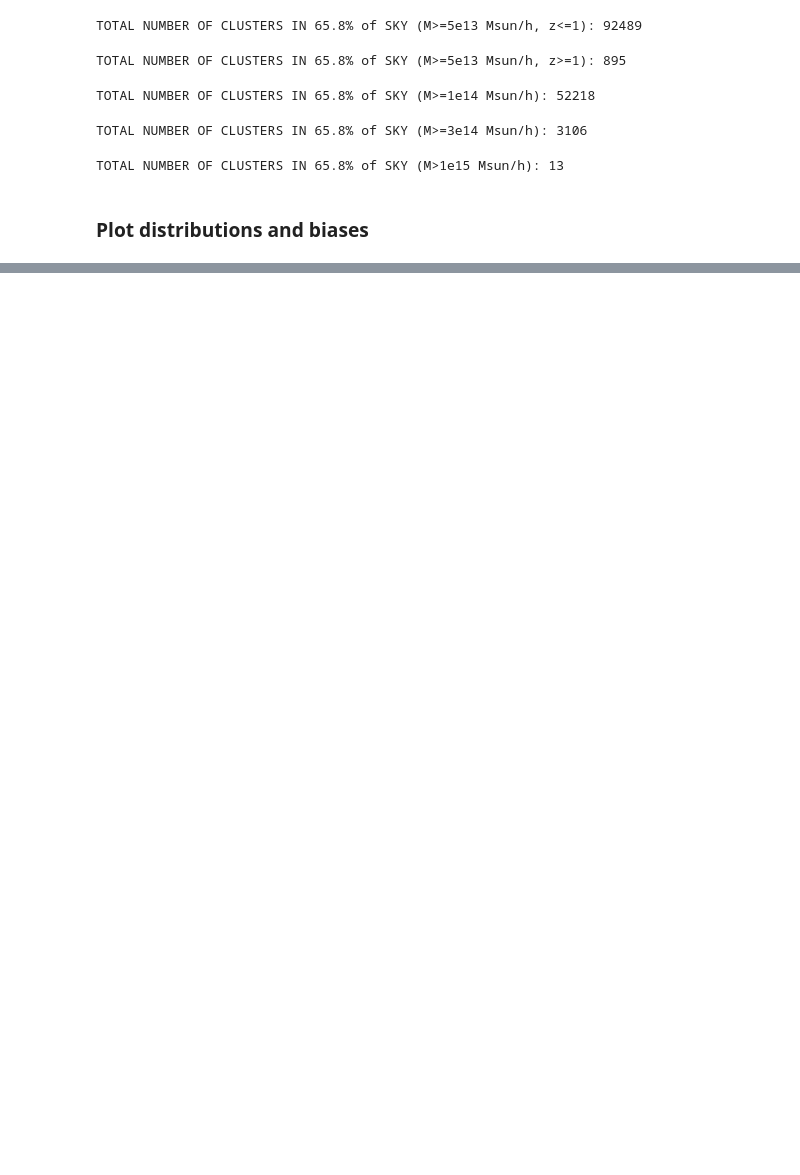
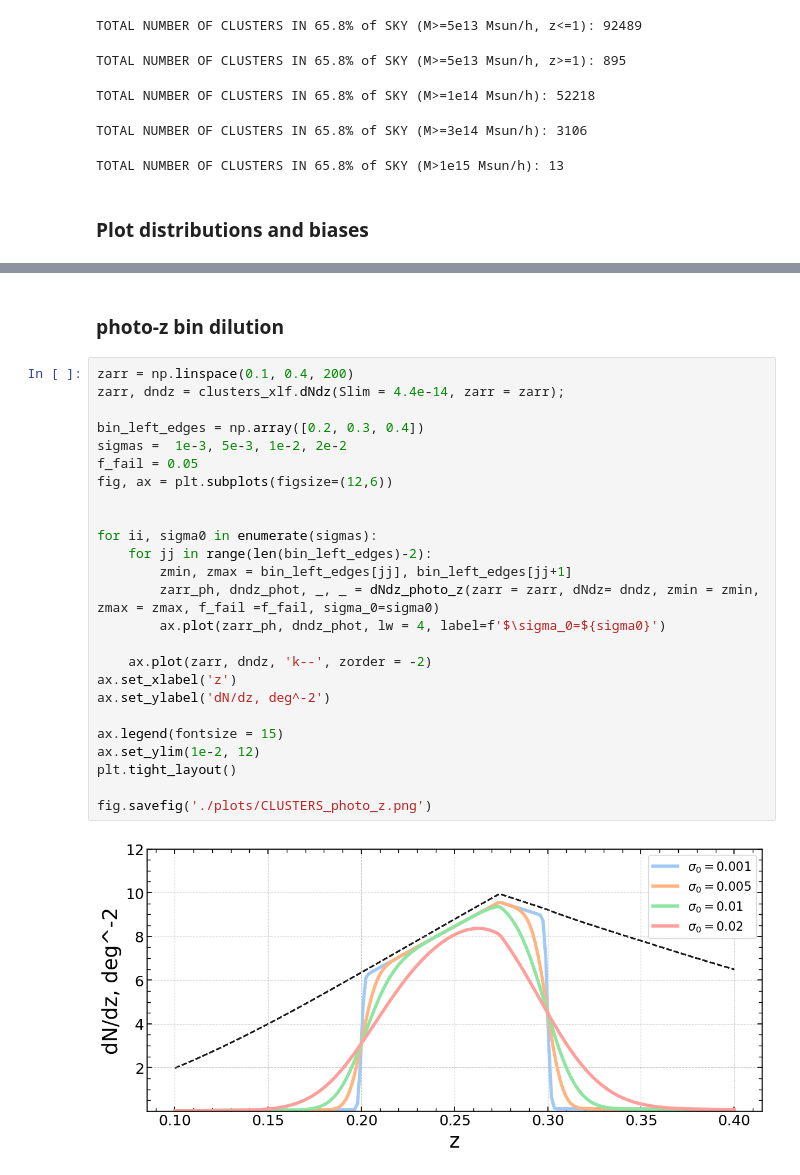
Before and after one commit to SergeiDBykov/forecast_clustering, a Jupyter notebook: notebooks/luminosity_functions/agn_clusters_plot.ipynb, the cells around one changed output, grey strips where cells are left out. Drawn from its saved outputs; the diff is of its cells as text; blank space fills up the shorter version.

```diff
--- a/notebooks/luminosity_functions/agn_clusters_plot.ipynb
+++ b/notebooks/luminosity_functions/agn_clusters_plot.ipynb
@@ -158,0 +162,29 @@ fig.savefig(path2plots+'dndzs.pdf')
+# %% [markdown]
+### photo-z bin dilution
+# %%
+zarr = np.linspace(0.1, 0.4, 200)
+zarr, dndz = clusters_xlf.dNdz(Slim = 4.4e-14, zarr = zarr);
+
+bin_left_edges = np.array([0.2, 0.3, 0.4])
+sigmas =  1e-3, 5e-3, 1e-2, 2e-2
+f_fail = 0.05
+fig, ax = plt.subplots(figsize=(12,6))
+
+
+for ii, sigma0 in enumerate(sigmas):
+    for jj in range(len(bin_left_edges)-2):
+        zmin, zmax = bin_left_edges[jj], bin_left_edges[jj+1]
+        zarr_ph, dndz_phot, _, _ = dNdz_photo_z(zarr = zarr, dNdz= dndz, zmin = zmin, zmax = zmax, f_fail =f_fail, sigma_0=sigma0)
+        ax.plot(zarr_ph, dndz_phot, lw = 4, label=f'$\sigma_0=${sigma0}')
+
+    ax.plot(zarr, dndz, 'k--', zorder = -2)
+ax.set_xlabel('z')
+ax.set_ylabel('dN/dz, deg^-2')
+
+ax.legend(fontsize = 15)
+ax.set_ylim(1e-2, 12)
+plt.tight_layout()
+
+fig.savefig('./plots/CLUSTERS_photo_z.png')
+# %% [output]
+[figure, added]
```
Also changed, not shown: parts of 2 cells of this notebook, 5 other files.
